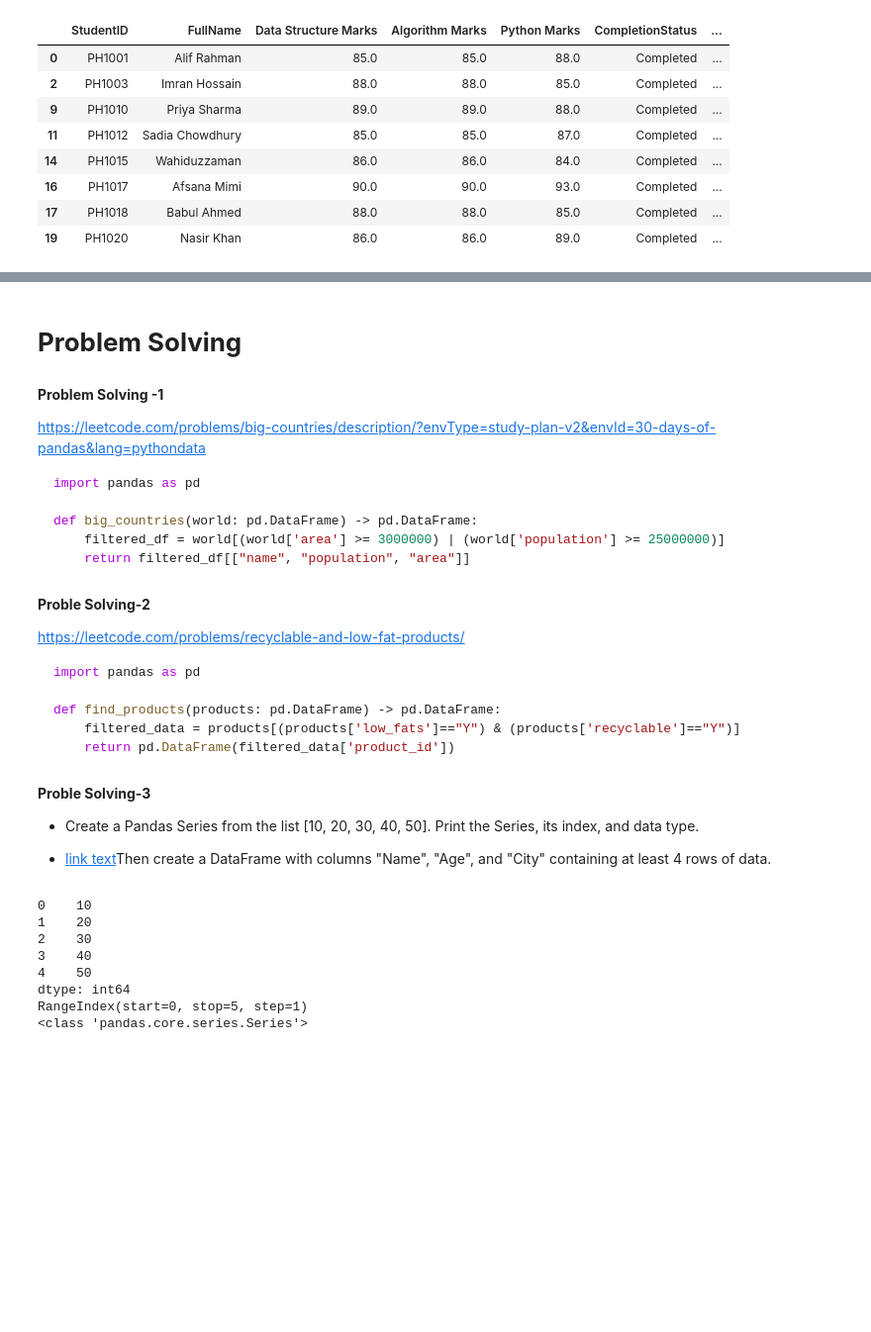
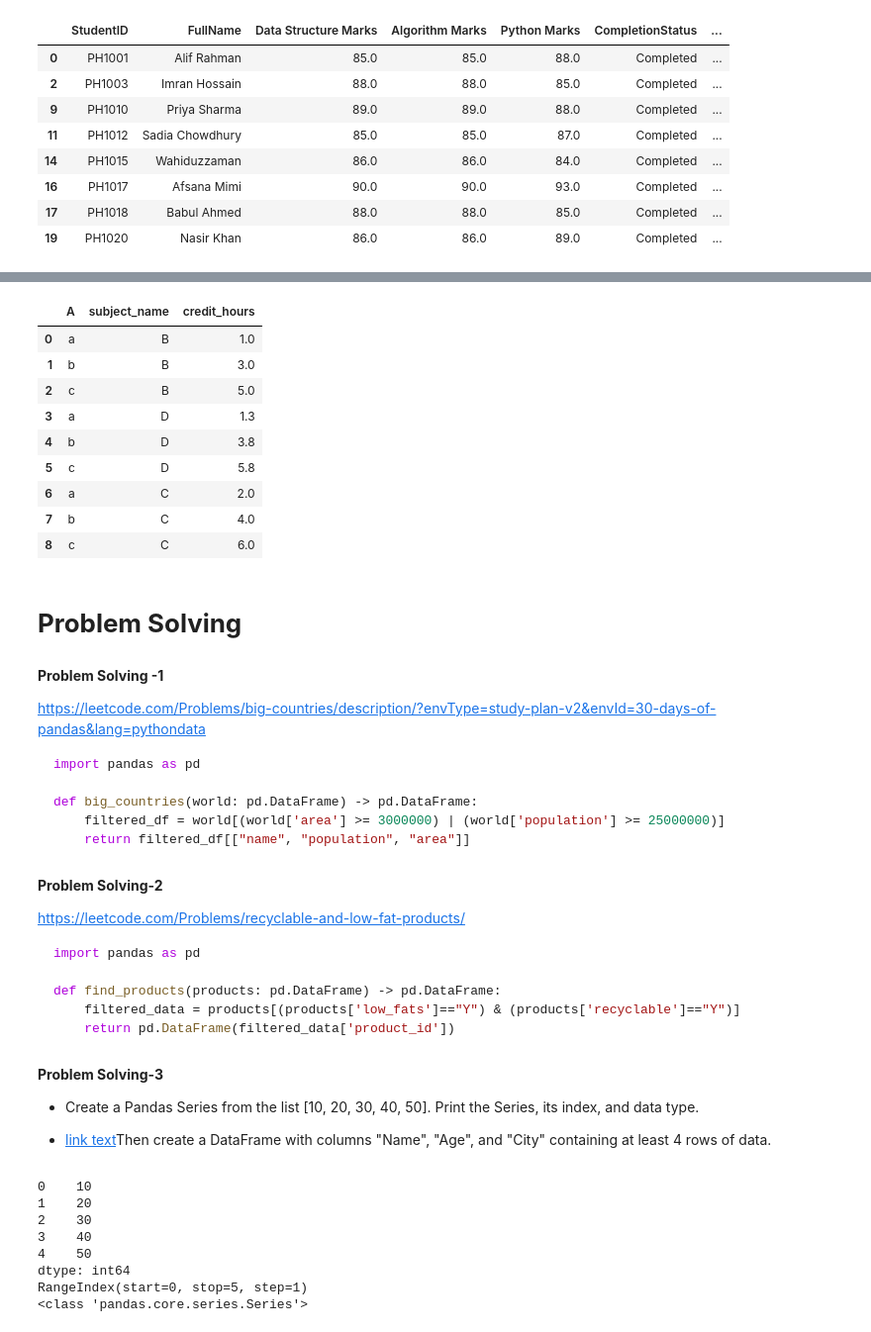
Before and after one commit to coderzaman/Data-Analysis-With-Pandas, a Jupyter notebook: Data_Analysis_With_Pandas.ipynb, the cells around one changed output, grey strips where cells are left out. Shown at 99% size. Cells and saved outputs as stored; diff of their text form; code cells hidden in the pictures; blank space fills up the shorter version.

Commit message:
problem solving from leetcode

````diff
--- a/Data_Analysis_With_Pandas.ipynb
+++ b/Data_Analysis_With_Pandas.ipynb
@@ -2428,9 +2736,24 @@ df[(df['CompletionStatus']=="Completed") & (df['Data Structure Marks']>=85)]
+# %%
+#  var_name='myVarname', value_name='myValname'
+# it change the column default column variable and valuename
+df.melt(id_vars=['A'], value_vars=['B','D', 'C'], var_name='subject_name', value_name='credit_hours')
+# %% [output]
+|  | A | subject_name | credit_hours |
+| 0 | a | B | 1.0 |
+| 1 | b | B | 3.0 |
+| 2 | c | B | 5.0 |
+| 3 | a | D | 1.3 |
+| 4 | b | D | 3.8 |
+| 5 | c | D | 5.8 |
+| 6 | a | C | 2.0 |
+| 7 | b | C | 4.0 |
+| 8 | c | C | 6.0 |
 # %% [markdown]
 # **Problem Solving**
 # %% [markdown]
 **Problem Solving -1**
 
-https://leetcode.com/problems/big-countries/description/?envType=study-plan-v2&envId=30-days-of-pandas&lang=pythondata
+https://leetcode.com/Problems/big-countries/description/?envType=study-plan-v2&envId=30-days-of-pandas&lang=pythondata
 
 ```python
 import pandas as pd
@@ -2440,9 +2763,9 @@ def big_countries(world: pd.DataFrame) -> pd.DataFrame:
     return filtered_df[["name", "population", "area"]]
 ```
 # %% [markdown]
-**Proble Solving-2**
+**Problem Solving-2**
 
-https://leetcode.com/problems/recyclable-and-low-fat-products/
+https://leetcode.com/Problems/recyclable-and-low-fat-products/
 
 ```python
 import pandas as pd
@@ -2452,7 +2775,7 @@ def find_products(products: pd.DataFrame) -> pd.DataFrame:
     return pd.DataFrame(filtered_data['product_id'])
 ```
 # %% [markdown]
-**Proble Solving-3**
+**Problem Solving-3**
 
 * Create a Pandas Series from the list [10, 20, 30, 40, 50]. Print the Series, its index, and data type.
 
````
Also changed, not shown: parts of 42 cells of this notebook.
